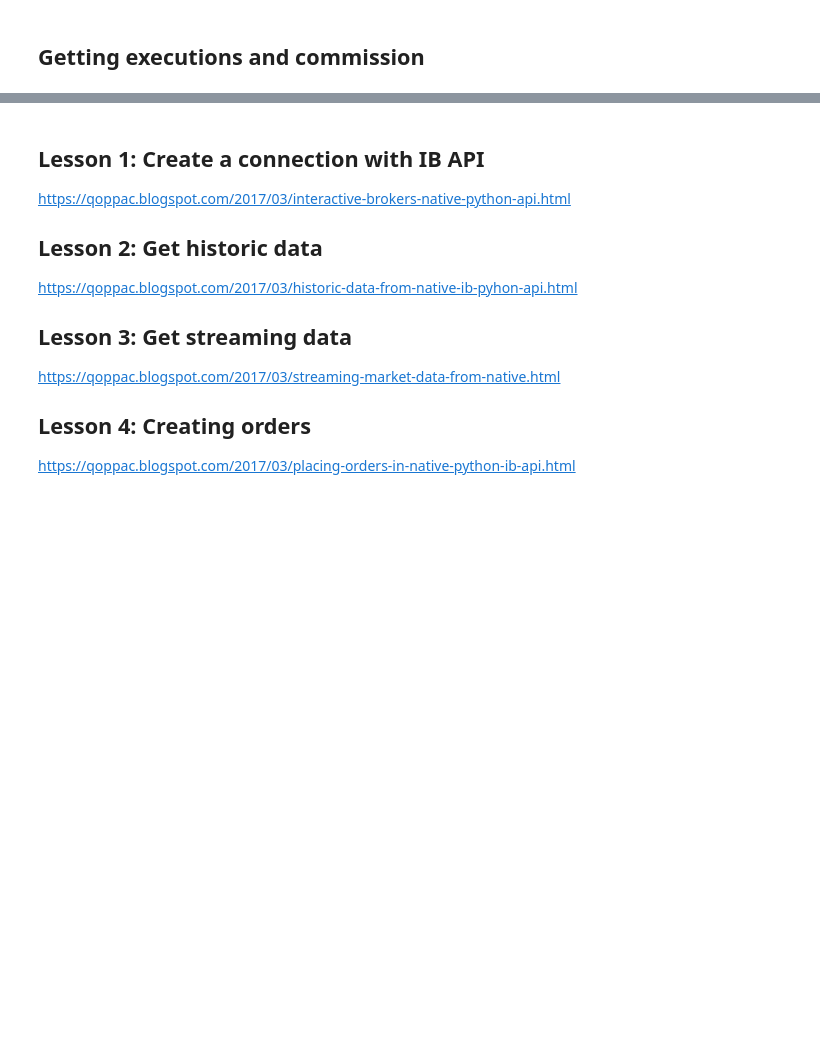
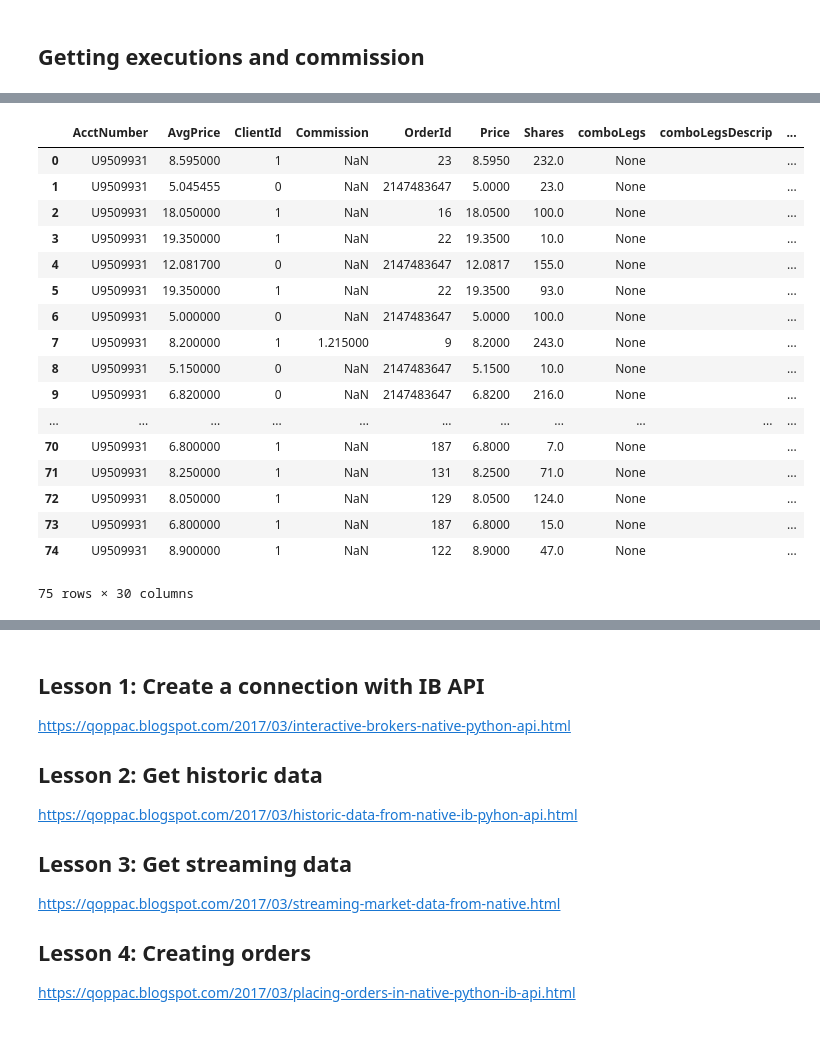
Before and after one commit to ajmal017/BroCodePC, a Jupyter notebook: IB API Trader.ipynb, the cells around one changed output, grey strips where cells are left out. Saved outputs shown, nothing was run; the diff lists cells and outputs as text; code cells hidden in the pictures; blank space fills up the shorter version.

```diff
--- a/IB API Trader.ipynb
+++ b/IB API Trader.ipynb
@@ -312,0 +220,21 @@ accounting_updates[0]
+# %%
+a
+# %% [output]
+|  | AcctNumber | AvgPrice | ClientId | Commission | OrderId | Price | Shares | comboLegs | comboLegsDescrip | ... |
+| 0 | U9509931 | 8.595000 | 1 | NaN | 23 | 8.5950 | 232.0 | None |  | ... |
+| 1 | U9509931 | 5.045455 | 0 | NaN | 2147483647 | 5.0000 | 23.0 | None |  | ... |
+| 2 | U9509931 | 18.050000 | 1 | NaN | 16 | 18.0500 | 100.0 | None |  | ... |
+| 3 | U9509931 | 19.350000 | 1 | NaN | 22 | 19.3500 | 10.0 | None |  | ... |
+| 4 | U9509931 | 12.081700 | 0 | NaN | 2147483647 | 12.0817 | 155.0 | None |  | ... |
+| 5 | U9509931 | 19.350000 | 1 | NaN | 22 | 19.3500 | 93.0 | None |  | ... |
+| 6 | U9509931 | 5.000000 | 0 | NaN | 2147483647 | 5.0000 | 100.0 | None |  | ... |
+| 7 | U9509931 | 8.200000 | 1 | 1.215000 | 9 | 8.2000 | 243.0 | None |  | ... |
+| 8 | U9509931 | 5.150000 | 0 | NaN | 2147483647 | 5.1500 | 10.0 | None |  | ... |
+| 9 | U9509931 | 6.820000 | 0 | NaN | 2147483647 | 6.8200 | 216.0 | None |  | ... |
+| ... | ... | ... | ... | ... | ... | ... | ... | ... | ... | ... |
+| 70 | U9509931 | 6.800000 | 1 | NaN | 187 | 6.8000 | 7.0 | None |  | ... |
+| 71 | U9509931 | 8.250000 | 1 | NaN | 131 | 8.2500 | 71.0 | None |  | ... |
+| 72 | U9509931 | 8.050000 | 1 | NaN | 129 | 8.0500 | 124.0 | None |  | ... |
+| 73 | U9509931 | 6.800000 | 1 | NaN | 187 | 6.8000 | 15.0 | None |  | ... |
+| 74 | U9509931 | 8.900000 | 1 | NaN | 122 | 8.9000 | 47.0 | None |  | ... |
+75 rows × 30 columns
```
Also changed, not shown: parts of 53 cells of this notebook, 17 other files.
